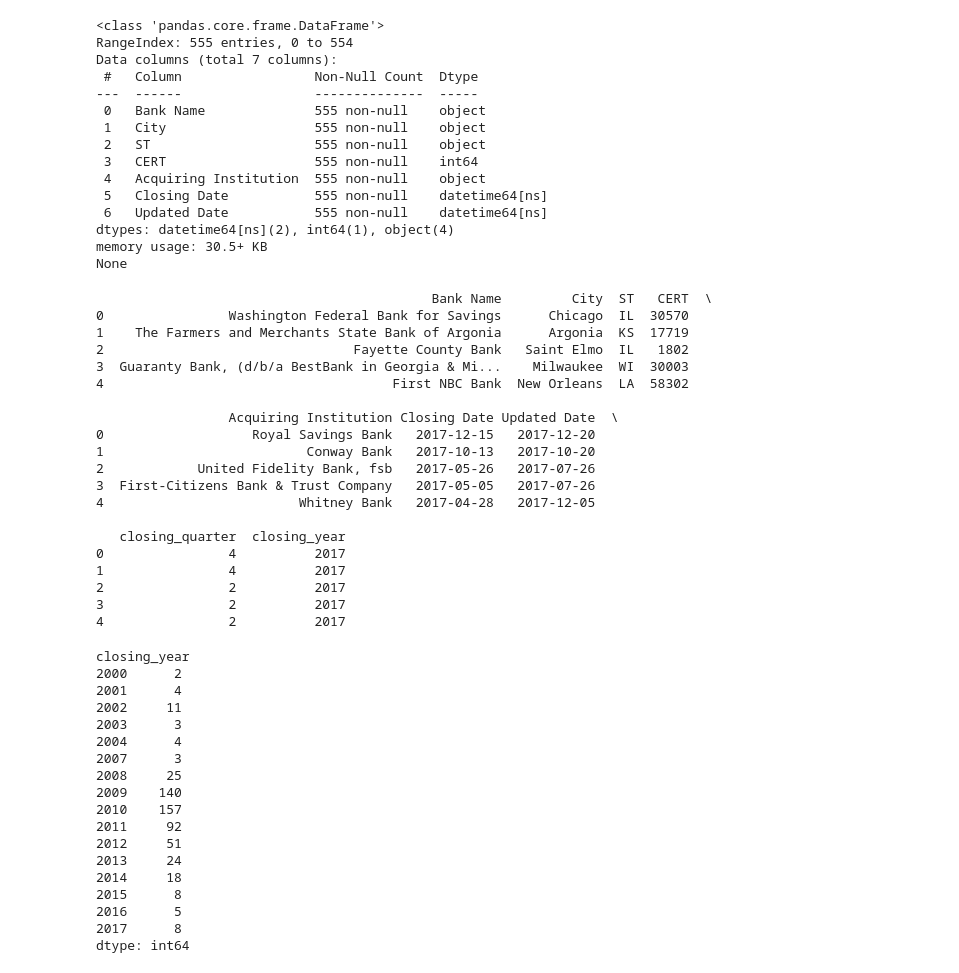
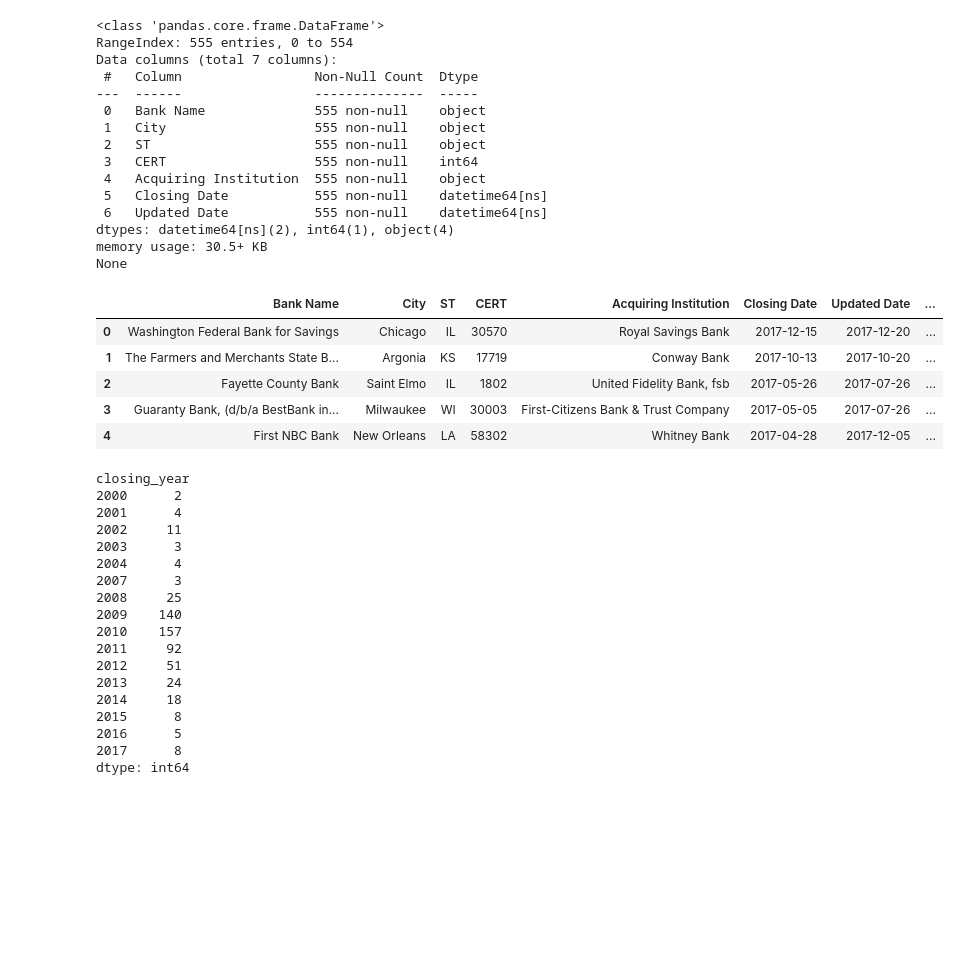
Before and after one commit to jeongwoo22/ESAA_assignments, a Jupyter notebook: ESAA_assignment/Assignment10.ipynb, the cells around one changed output. Drawn from its saved outputs; the diff is of its cells as text; code cells hidden in the pictures; blank space fills up the shorter version.

```diff
--- a/ESAA_assignment/Assignment10.ipynb
+++ b/ESAA_assignment/Assignment10.ipynb
@@ -293,28 +286,14 @@ None
 # %%
 # 3. dt 접근자와 year, quarter 속성을 이용해 은행이 파산한 연도, 분기를 새로운 열로 추가
 banks['closing_quarter'], banks['closing_year'] = (banks['Closing Date'].dt.quarter, banks['Closing Date'].dt.year)
-print(banks.head())
+banks.head()
 # %% [output]
-                                           Bank Name         City  ST   CERT  \
-0                Washington Federal Bank for Savings      Chicago  IL  30570
-1    The Farmers and Merchants State Bank of Argonia      Argonia  KS  17719
-2                                Fayette County Bank   Saint Elmo  IL   1802
-3  Guaranty Bank, (d/b/a BestBank in Georgia & Mi...    Milwaukee  WI  30003
-4                                     First NBC Bank  New Orleans  LA  58302
-
-                 Acquiring Institution Closing Date Updated Date  \
-0                   Royal Savings Bank   2017-12-15   2017-12-20
-1                          Conway Bank   2017-10-13   2017-10-20
-2            United Fidelity Bank, fsb   2017-05-26   2017-07-26
-3  First-Citizens Bank & Trust Company   2017-05-05   2017-07-26
-4                         Whitney Bank   2017-04-28   2017-12-05
-
-   closing_quarter  closing_year
-0                4          2017
-1                4          2017
-2                2          2017
-3                2          2017
-4                2          2017
+|  | Bank Name | City | ST | CERT | Acquiring Institution | Closing Date | Updated Date | ... |
+| 0 | Washington Federal Bank for Savings | Chicago | IL | 30570 | Royal Savings Bank | 2017-12-15 | 2017-12-20 | ... |
+| 1 | The Farmers and Merchants State B... | Argonia | KS | 17719 | Conway Bank | 2017-10-13 | 2017-10-20 | ... |
+| 2 | Fayette County Bank | Saint Elmo | IL | 1802 | United Fidelity Bank, fsb | 2017-05-26 | 2017-07-26 | ... |
+| 3 | Guaranty Bank, (d/b/a BestBank in... | Milwaukee | WI | 30003 | First-Citizens Bank & Trust Company | 2017-05-05 | 2017-07-26 | ... |
+| 4 | First NBC Bank | New Orleans | LA | 58302 | Whitney Bank | 2017-04-28 | 2017-12-05 | ... |
 # %%
 # 4. groupby 메서드를 사용해 연도별로 파산한 은행의 개수를 확인
 closing_year = banks.groupby(['closing_year']).size()
```
Also changed, not shown: parts of 8 cells of this notebook, 2 other files.
